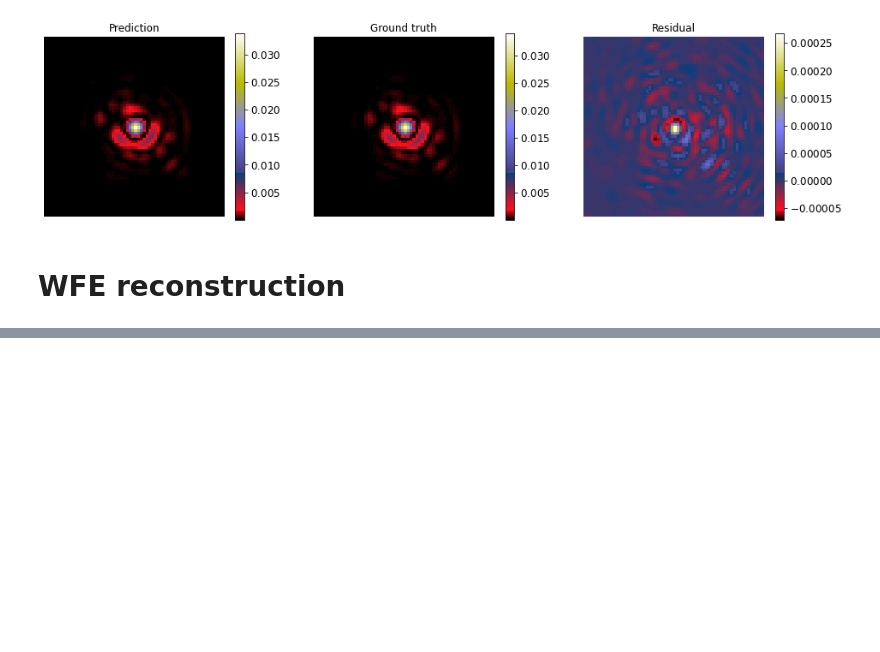
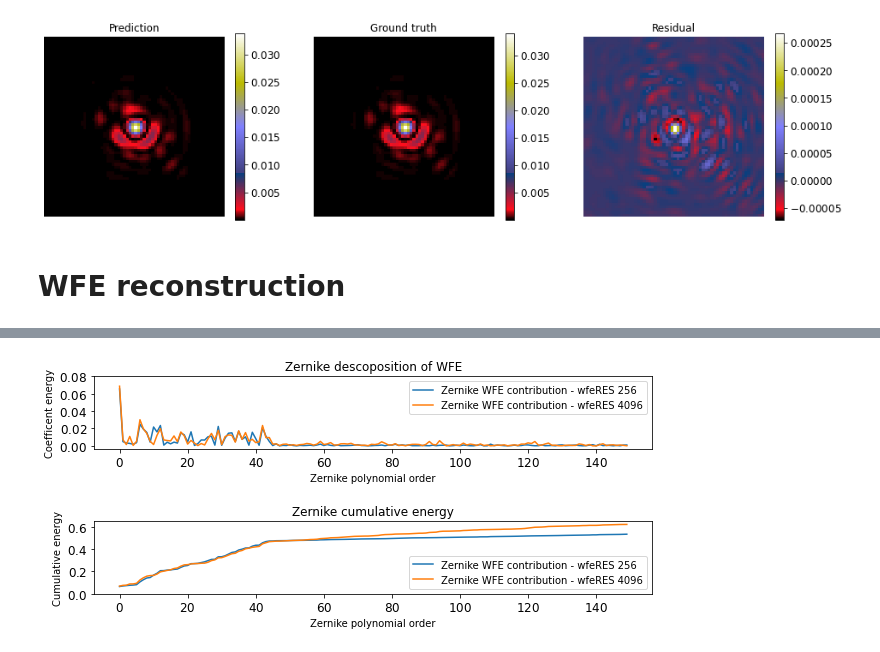
Before and after one commit to tobias-liaudat/wf-SEDs, a Jupyter notebook: WFE_sampling_test/notebooks/wfeRes_compare.ipynb, the cells around one changed output, grey strips where cells are left out. Saved outputs shown, nothing was run; the diff lists cells and outputs as text; code cells hidden in the pictures; blank space fills up the shorter version.

```diff
--- a/WFE_sampling_test/notebooks/wfeRes_compare.ipynb
+++ b/WFE_sampling_test/notebooks/wfeRes_compare.ipynb
@@ -509,0 +550,34 @@ plt.show()
+# %%
+z_coefs_256 = [sum(sum(tf.math.multiply(opd_batch_256[0,:,:],tf_zernikes_high_order_cube_256[k,:,:]) )).numpy()/(n_pix_zernike) for k in range(zernike_max_energy_order)]
+z_coefs_4096 = [sum(sum(tf.math.multiply(opd_batch_4096[0,:,:],tf_zernikes_high_order_cube_256[k,:,:]) )).numpy()/(n_pix_zernike) for k in range(zernike_max_energy_order)]
+np_abs_z_coefs_256 =np.abs(np.array(z_coefs_256))
+np_abs_z_coefs_4096 =np.abs(np.array(z_coefs_4096))
+# %%
+np_cumulative_energy_256 = np.cumsum(np_abs_z_coefs_256)
+np_cumulative_energy_4096 = np.cumsum(np_abs_z_coefs_4096)
+# %%
+fig, ax = plt.subplots(2, 1, figsize=(10,4))
+
+ax[0].plot(np_abs_z_coefs_256)
+ax[0].set_title('Zernike descoposition of WFE')
+ax[0].plot(np_abs_z_coefs_4096)
+ax[0].legend(['Zernike WFE contribution - wfeRES 256','Zernike WFE contribution - wfeRES 4096'])
+ax[0].set_xlabel('Zernike polynomial order')
+ax[0].set_ylabel('Coefficent energy')
+ax[0].set_yticks([0,0.02,0.04,0.06,0.08])
+
+ax[1].plot(np_cumulative_energy_256)
+ax[1].set_title('Zernike cumulative energy')
+ax[1].plot(np_cumulative_energy_4096)
+ax[1].legend(['Zernike WFE contribution - wfeRES 256','Zernike WFE contribution - wfeRES 4096'])
+ax[1].set_xlabel('Zernike polynomial order')
+ax[1].set_ylabel('Cumulative energy')
+ax[1].set_yticks([0,0.2,0.4,0.6])
+
+fig.subplots_adjust(hspace=1)
+
+plt.savefig('../wf-outputs/plots/Zernike_coef_energy.pdf')
+
+plt.show()
+# %% [output]
+[figure, added]
```
Also changed, not shown: parts of 11 cells of this notebook.
